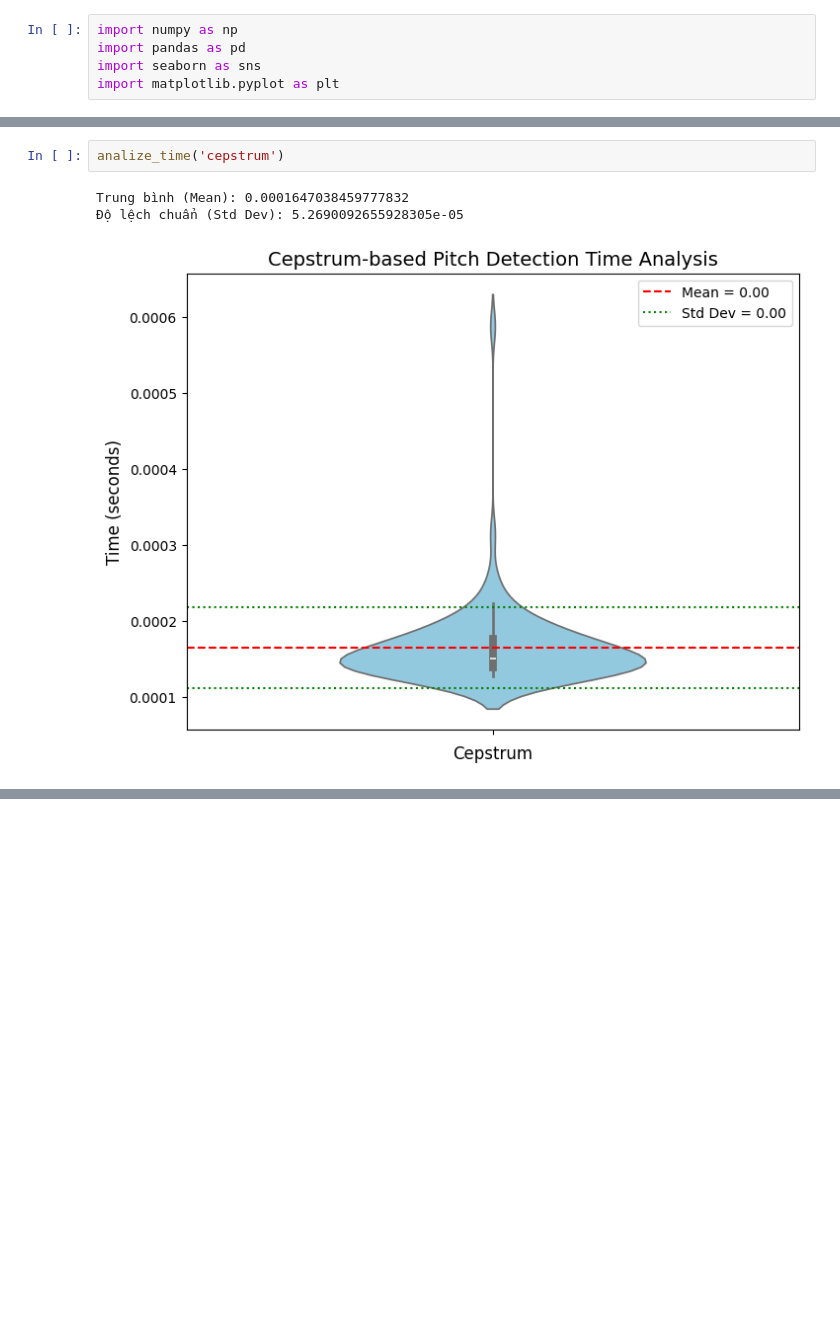
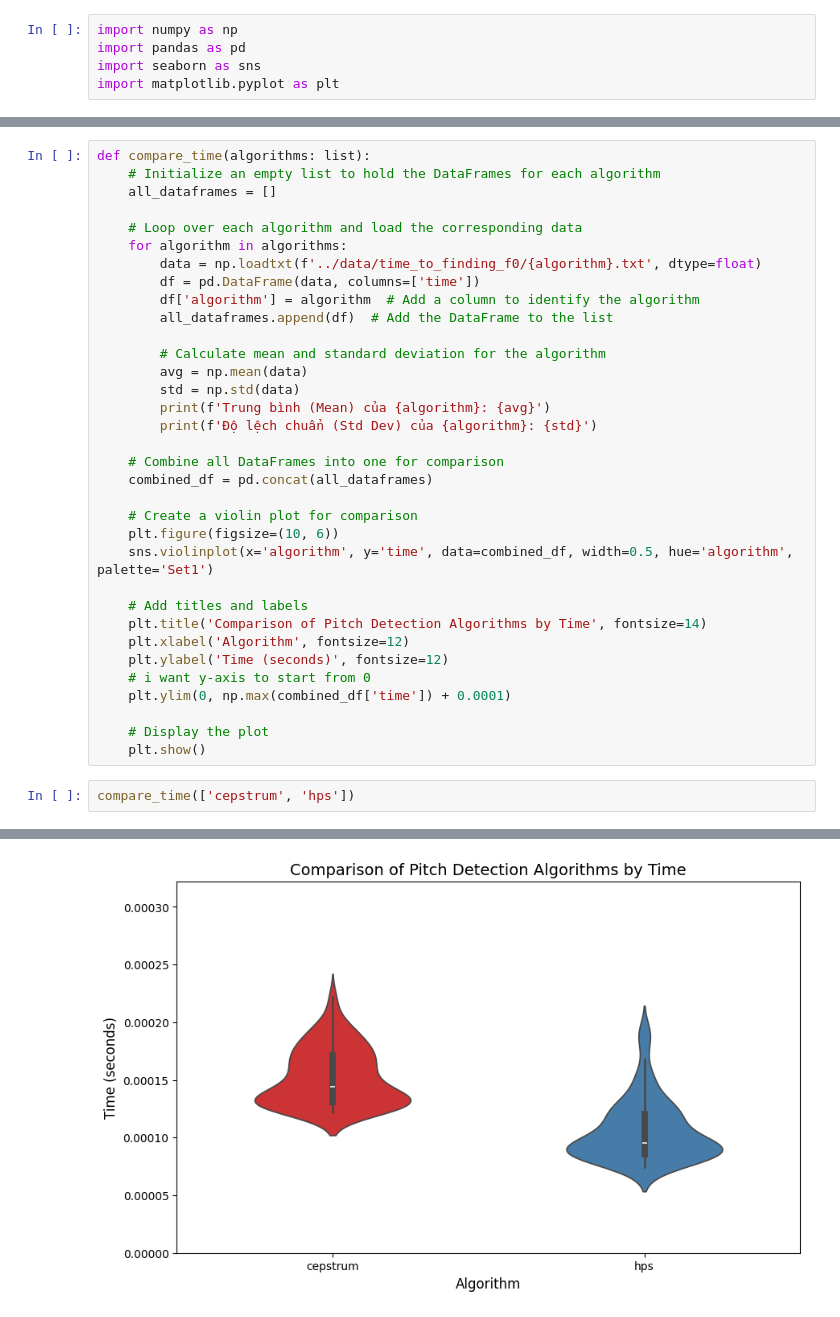
Before and after one commit to LaHuy136/FundamentalFrequencyEstimation, a Jupyter notebook: speech_processing/analysis/src/time_comparation.ipynb, the cells around one changed output, grey strips where cells are left out. Drawn from its saved outputs; the diff is of its cells as text; blank space fills up the shorter version.

Commit message:
feat: [PBL6] Time to find F0 of HPS method

```diff
--- a/speech_processing/analysis/src/time_comparation.ipynb
+++ b/speech_processing/analysis/src/time_comparation.ipynb
@@ -40,6 +6,37 @@ def analize_time(file_name: str):
-# %%
-analize_time('cepstrum')
-# %% [output]
-Trung bình (Mean): 0.0001647038459777832
-Độ lệch chuẩn (Std Dev): 5.2690092655928305e-05
-[figure, removed]
+# %%
+def compare_time(algorithms: list):
+    # Initialize an empty list to hold the DataFrames for each algorithm
+    all_dataframes = []
+
+    # Loop over each algorithm and load the corresponding data
+    for algorithm in algorithms:
+        data = np.loadtxt(f'../data/time_to_finding_f0/{algorithm}.txt', dtype=float)
+        df = pd.DataFrame(data, columns=['time'])
+        df['algorithm'] = algorithm  # Add a column to identify the algorithm
+        all_dataframes.append(df)  # Add the DataFrame to the list
+
+        # Calculate mean and standard deviation for the algorithm
+        avg = np.mean(data)
+        std = np.std(data)
+        print(f'Trung bình (Mean) của {algorithm}: {avg}')
+        print(f'Độ lệch chuẩn (Std Dev) của {algorithm}: {std}')
+
+    # Combine all DataFrames into one for comparison
+    combined_df = pd.concat(all_dataframes)
+
+    # Create a violin plot for comparison
+    plt.figure(figsize=(10, 6))
+    sns.violinplot(x='algorithm', y='time', data=combined_df, width=0.5, hue='algorithm', palette='Set1')
+
+    # Add titles and labels
+    plt.title('Comparison of Pitch Detection Algorithms by Time', fontsize=14)
+    plt.xlabel('Algorithm', fontsize=12)
+    plt.ylabel('Time (seconds)', fontsize=12)
+    # i want y-axis to start from 0
+    plt.ylim(0, np.max(combined_df['time']) + 0.0001)
+
+    # Display the plot
+    plt.show()
+# %%
+compare_time(['cepstrum', 'hps'])
+# %% [output]
@@ -45,0 +47 @@ Trung bình (Mean): 0.0001647038459777832
+[figure, added]
```
Also changed, not shown: parts of 2 cells of this notebook, 4 other files.
